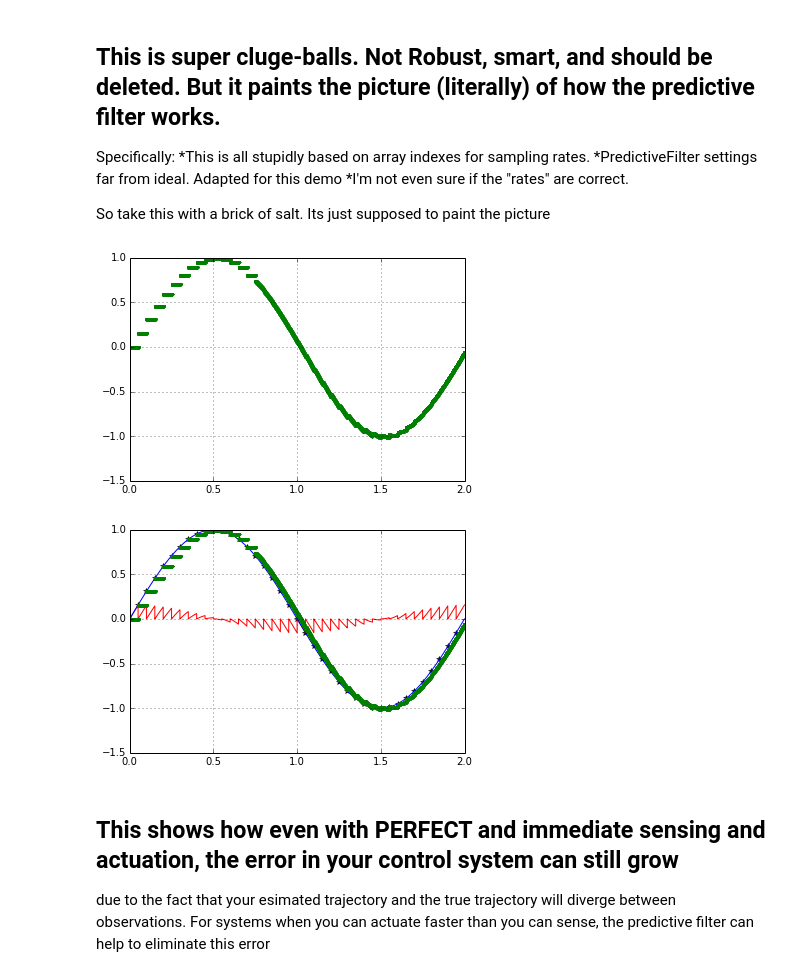
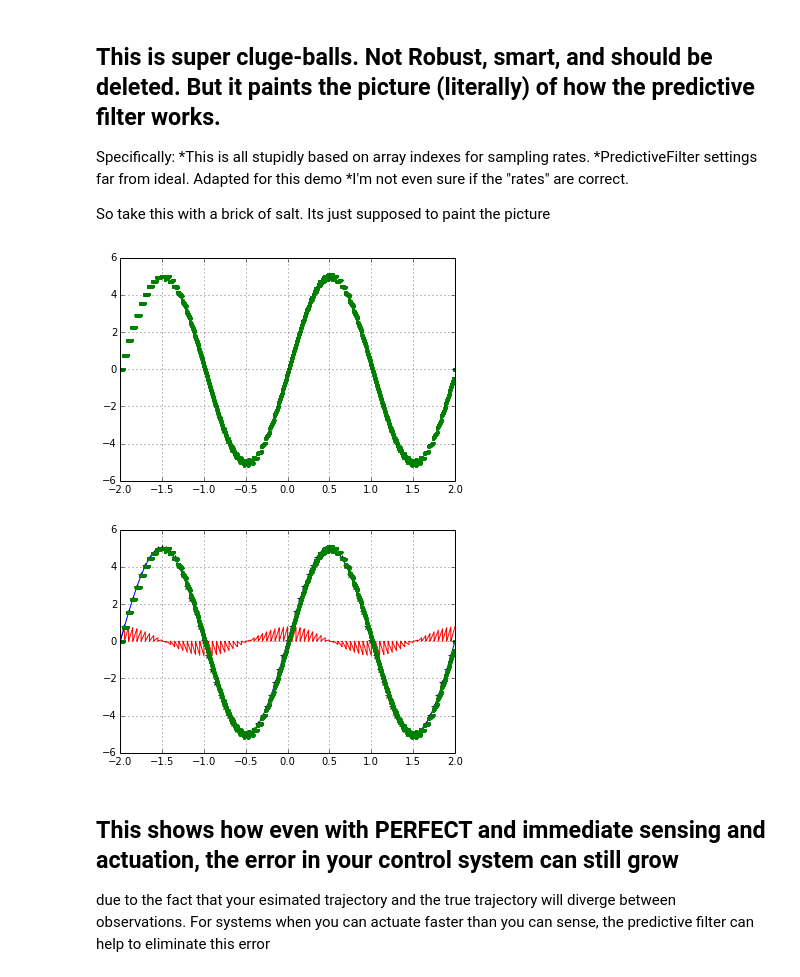
Before and after one commit to smhjn/predictiveFilter, a Jupyter notebook: PredictiveFilterDemo.ipynb, the cells around one changed output. Drawn from its saved outputs; the diff is of its cells as text; code cells hidden in the pictures.

Commit message:
YAY! Now Timestamps are doubles, easier to add and figure stuff out. Demo script actually works"

```diff
--- a/PredictiveFilterDemo.ipynb
+++ b/PredictiveFilterDemo.ipynb
@@ -33,10 +33,11 @@ import pylab as plt
 ##  http://python-control.sourceforge.net/manual/timeresp.html
 # %%
 freq_analog = 0.5    #Hz
+numPeriods  = 2
 amp = 5 #arcesconds
-n_analog = 20000
+n_analog = 10000
 points_per_second = n_analog / freq_analog
-t_analog = np.arange(-1.0/freq_analog,1.0/freq_analog,1.0/n_analog)
+t_analog = np.arange(-numPeriods/2/freq_analog,numPeriods/2/freq_analog,1.0/n_analog)
 noise = (np.random.rand(len(t_analog))-0.5)*0.5
 s_analog = amp * np.sin(t_analog*2*np.pi*freq_analog) #+ noise #+ 1.5*np.sin(t_analog*2*np.pi*freq_analog*10)+ noise
 fig = pydygraphs.figure(width = 800, height = 200)
@@ -97,75 +98,76 @@ t_sample = []
 t_sample_cont = [] # to build up leist equal length of original
 ideal_error = []
 
-Fa = 50
+Fa = 1000
 NTHa = n_analog/Fa
 actuations_per_second = Fa/n_analog
 
 
 ###### Create and configure the PredictiveFilter
 pf=pypfilt.PyPredictiveFilter()
-numPointsToFilter=24
-cutoffFreq=5
-polyorder=2
-numPointsToFit = 4
+numPointsToFilter=12
+cutoffFreq=1
+polyorder=1
+numPointsToFit = 2
 pf.configure(numPointsToFilter=numPointsToFilter)
 
 ## Allocate
-predictedPoints = np.zeros(len(s_analog)+1)
-pf_error = np.zeros(len(s_analog)+1)
+# predictedPoints = np.zeros(len(s_analog)+1)
+# pf_error = np.zeros(len(s_analog)+1)
+predictedPoints = []
+pf_error=[]
 
 
 for idx,sample in enumerate(s_analog):
 
     t_sample_cont.append(t_analog[idx])
     ## Sample at 20 Hz
     if (idx % NTH) == 0:
         samples.append(sample)
         samples_cont.append(sample)
         t_sample.append(t_analog[idx])
 
 
         ###### Add each sample to the predictive filter:
         ##       Note, Predictive Filter does not take floating point X axis values. Needs longs for now.
         ##       So must feed in Indexes, not actual time values. Its still the same.
         pf.addData(np.array([idx],dtype='uint64'), np.array([sample],dtype="double"))
         ## Filter the data we have. Generates polynomial too.
         pf.filter(cutoffFreq, polyorder,numPointsToFit=numPointsToFit)
     else:
         samples_cont.append(samples[-1])
 
-    ###### Error from Idealized Sense-React system
+    ## Get a new prediction at 1KHz (every 5 "analog points". ) I know this is stupid
+    if (idx % NTHa) == 0:
+        if len(samples) >= numPointsToFilter:
+            predictedPoints.append(pf.getPrediction(idx))
+        else:
+            predictedPoints.append(samples[-1])
+    else:
+        predictedPoints.append(predictedPoints[-1])
+
+    ###### Error from Idealized Sense-React system and predictive one
     ideal_error.append(sample-samples[-1])
+#     pf_error.append(sample-predictedPoints[-1])
 
-    ## Get a new prediction at 1KHz (every 5 "analog points". ) I know this is stupid
-    if (idx % 5) == 0:#len(samples) % NTHa) == 0:
-        array_samples = np.array(samples)
-        if len(samples) >= numPointsToFilter:
-#             print "getting prediction. index: ",intTime[idx],"len[array_samples] : ",len(array_samples)
-            predictedPoints[idx] = pf.getPrediction(idx)
-        else:
-#             print "Not enough samples to start predictive filtering: ",len(samples)," : ",numPointsToFilter
-            predictedPoints[idx] = samples[-1]
-    else:
-        predictedPoints[idx] = predictedPoints[idx-1]
-    if (idx+2) < len(s_analog):
-        pf_error[idx] = s_analog[idx]-predictedPoints[idx-1]
-#         print predictedPoints[idx+1]
-
-
-
+    # Lets fuck with the phase
+num=175
+for ii in np.arange(num):
+    predictedPoints.append(0.0)
+predictedPoints = predictedPoints[num-1:-1]
+pf_error = np.subtract(s_analog,predictedPoints).tolist()
 
 plt.figure();plt.hold();plt.plot(t_sample,samples,'k*');plt.plot(t_analog,ideal_error,'r');plt.plot(t_analog,s_analog)
-plt.plot(t_analog,predictedPoints[0:-1],'g.')
+plt.plot(t_analog,predictedPoints,'g.')
 plt.grid();plt.show();plt.close()
 ## Gotta run twice to get the plot to work. Stupid Matplotlib
 plt.figure();plt.hold();plt.plot(t_sample,samples,'k*');plt.plot(t_analog,ideal_error,'r');plt.plot(t_analog,s_analog)
-plt.plot(t_analog,predictedPoints[0:-1],'g.')
+plt.plot(t_analog,predictedPoints,'g.')
 plt.grid();plt.show();plt.close()
 del(pf)
 # %% [output]
-[figure, old version]
+[figure, new version]
-[figure, old version]
+[figure, new version]
 # %% [markdown]
 ## This shows how even with PERFECT and immediate sensing and actuation, the error in your control system can still grow
 due to the fact that your esimated trajectory and the true trajectory will diverge between observations. For systems when you can actuate faster than you can sense, the predictive filter can help to eliminate this error
```
Also changed, not shown: parts of 4 cells of this notebook, 7 other files.
